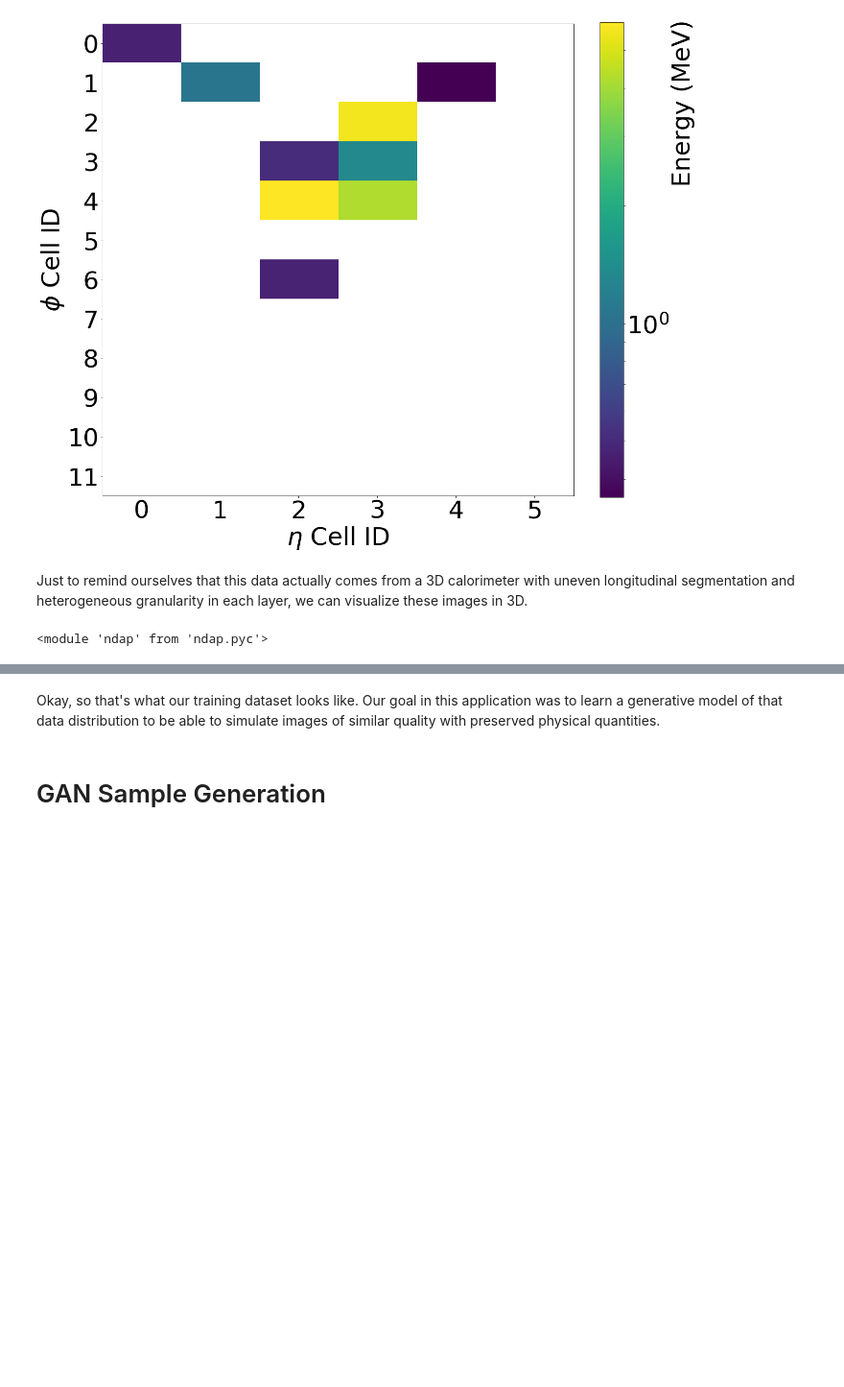
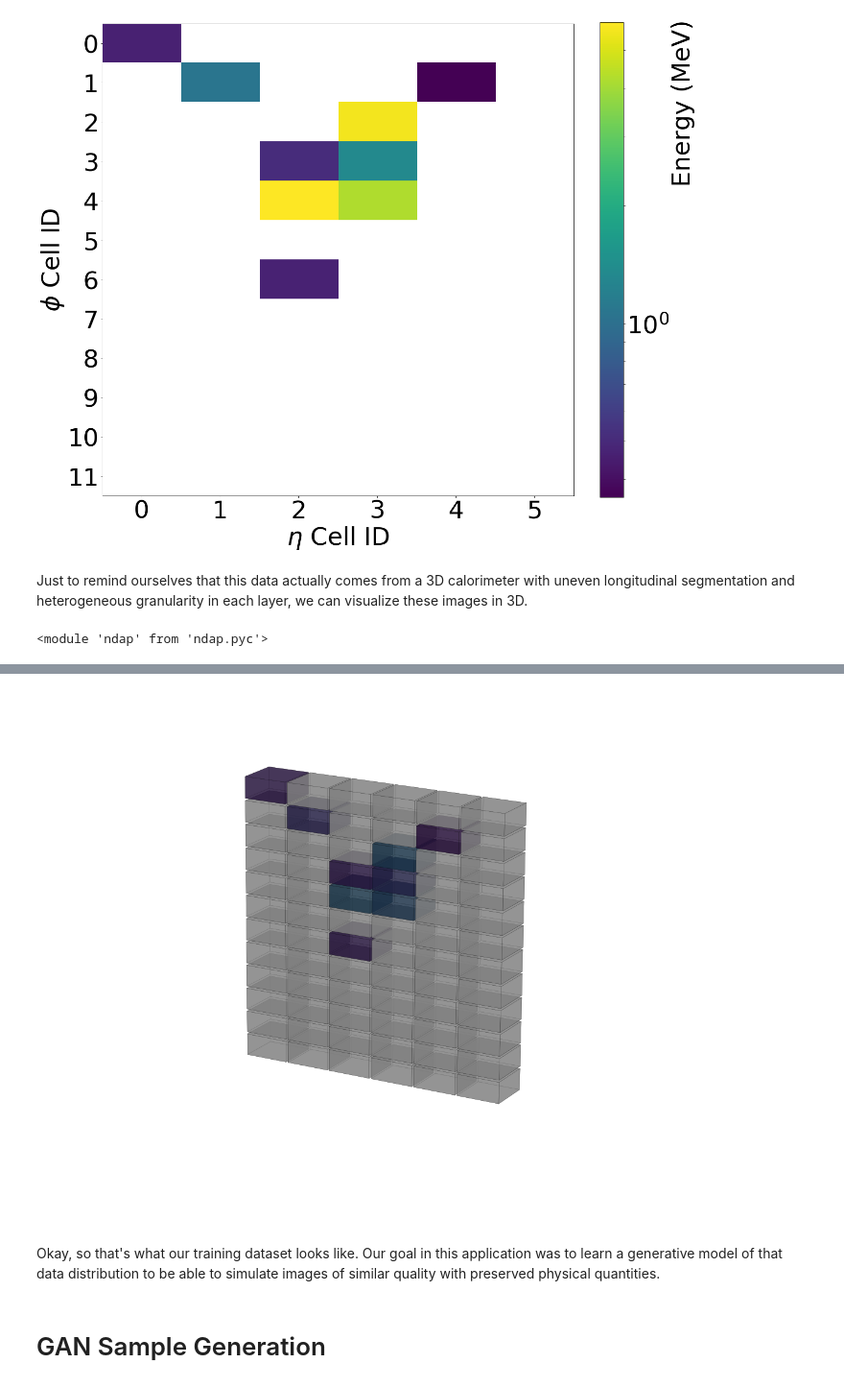
Before and after one commit to hep-lbdl/CaloGAN, a Jupyter notebook: analysis/analysis-release-alpha.ipynb, the cells around one changed output, grey strips where cells are left out. Shown at 96% size. Saved outputs shown, nothing was run; the diff lists cells and outputs as text; code cells hidden in the pictures; blank space fills up the shorter version.

```diff
--- a/analysis/analysis-release-alpha.ipynb
+++ b/analysis/analysis-release-alpha.ipynb
@@ -173,24 +175,26 @@ plotter.set_color(colors)
 # %%
-color = im.cmap(im.norm(gamma_2[0]))
+color = im.cmap(im.norm(eplus_2[0]))
 img_size = (12, 6)
 depth = 1
 subject = np.ones((depth, ) + img_size)
 
 # image settings
 plotter = ndap.NDArrayPlotter(subject, # default grid
                               alpha=0.6, # opacity
                               spacing=("even", 0.1, 0.1, 0.1), # inter-cube spacing
                               scale=(2, 1, 2)) # relative lengths
 # colors
 colors = np.array(
     [matplotlib.colors.to_hex(c) for c in color.reshape(img_size[0] * img_size[1], 4)]
 ).reshape((1, ) + img_size)
 colors[colors == '#000000'] = '#ffffff'
 colors = np.tile(colors, (depth, 1, 1))
 plotter.set_color(colors)
 
 (fig, ax) = plotter.render(azim=30, elev=18)
 #plt.savefig('2.png', transparent=True)
+# %% [output]
+[figure, added]
 # %% [markdown]
 Okay, so that's what our training dataset looks like. Our goal in this application was to learn a generative model of that data distribution to be able to simulate images of similar quality with preserved physical quantities.
 # %% [markdown]
```
Also changed, not shown: parts of 6 cells of this notebook.
